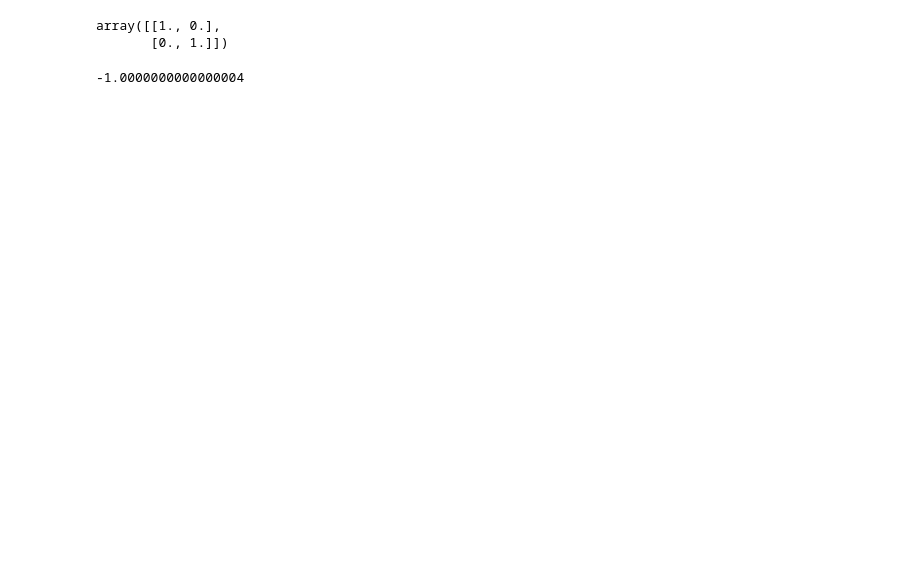
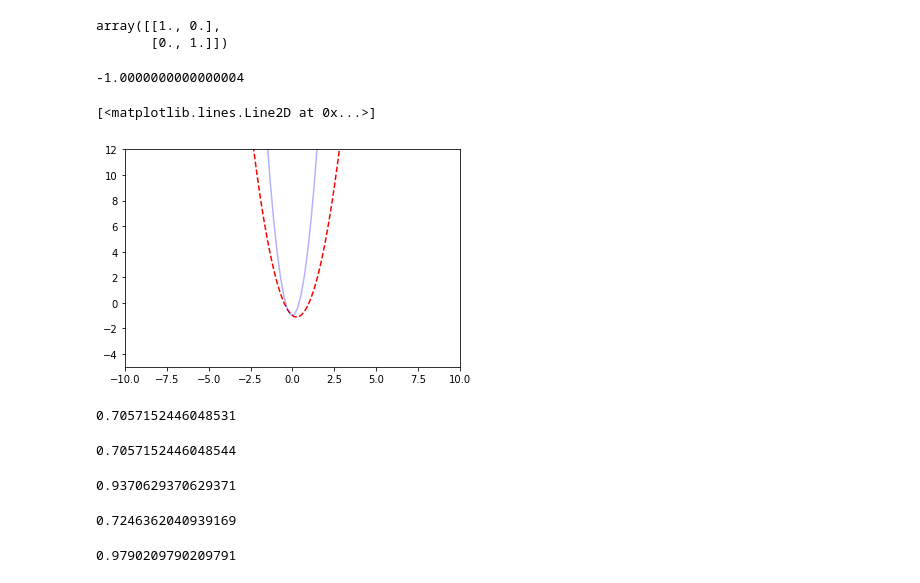
Before and after one commit to costyashka/Lections, a Jupyter notebook: lection.ipynb, the cells around one changed output. Cells and saved outputs as stored; diff of their text form; code cells hidden in the pictures; blank space fills up the shorter version.

Commit message:
DataScience

```diff
--- a/lection.ipynb
+++ b/lection.ipynb
@@ -4,3 +4,7 @@ import numpy as np
 type(np)
 # %% [output]
 module
+# %%
+a = np.array([1,2,3])
+b = np.array([3,4,5])
+a + b
@@ -6,0 +13,4 @@ module
+# %%
+np.sqrt(a)
+c = np.vstack([a,b])
+c.T
@@ -6,0 +25,3 @@ module
+# %%
+c = c + 0.5
+c, c.dtype
@@ -24,0 +80,14 @@ np.linalg.det(-a^2)
+# %%
+def parabole(x,a,b=0,c=0):
+    return a*x*x+b*x+c
+x = np.linspace(-10,10,100)
+y = parabole(x,2,-1,-1)
+plt.ylim(-5,12)
+plt.xlim(-10,10)
+x1 = np.linspace(-10,10,100)
+y1 = parabole(x,6,0,-1)
+plt.plot(x,y,'r--')
+plt.plot(x1,y1,'b-', alpha=.3)
+# %% [output]
+[<matplotlib.lines.Line2D at 0x...>]
+[figure, added]
@@ -24,0 +98,10 @@ np.linalg.det(-a^2)
+# %%
+from sklearn.linear_model import LinearRegression
+from sklearn.model_selection import train_test_split
+X_train, X_test, y_train, y_test = train_test_split(data.data,data.target)
+
+model = LinearRegression()
+model.fit(X_train,y_train)
+model.score(X_test,y_test)
+# %% [output]
+0.7057152446048531
@@ -24,0 +115,27 @@ np.linalg.det(-a^2)
+# %%
+model = LinearRegression()
+model.fit(X_train_scaled,y_train)
+model.score(X_test_scaled,y_test)
+# %% [output]
+0.7057152446048544
+# %%
+from sklearn.ensemble import RandomForestClassifier
+model = RandomForestClassifier()
+model.fit(X_train_scaled,y_train)
+model.score(X_test_scaled,y_test)
+# %% [output]
+0.9370629370629371
+# %%
+from sklearn.linear_model import Lasso
+model = Lasso(alpha=0.001)
+model.fit(X_train_scaled,y_train)
+model.score(X_test_scaled,y_test)
+# %% [output]
+0.7246362040939169
+# %%
+from sklearn.neural_network import MLPClassifier
+model = MLPClassifier()
+model.fit(X_train_scaled,y_train)
+model.score(X_test_scaled,y_test)
+# %% [output]
+0.9790209790209791
```
Also changed, not shown: parts of 12 cells of this notebook, 1 other file.
